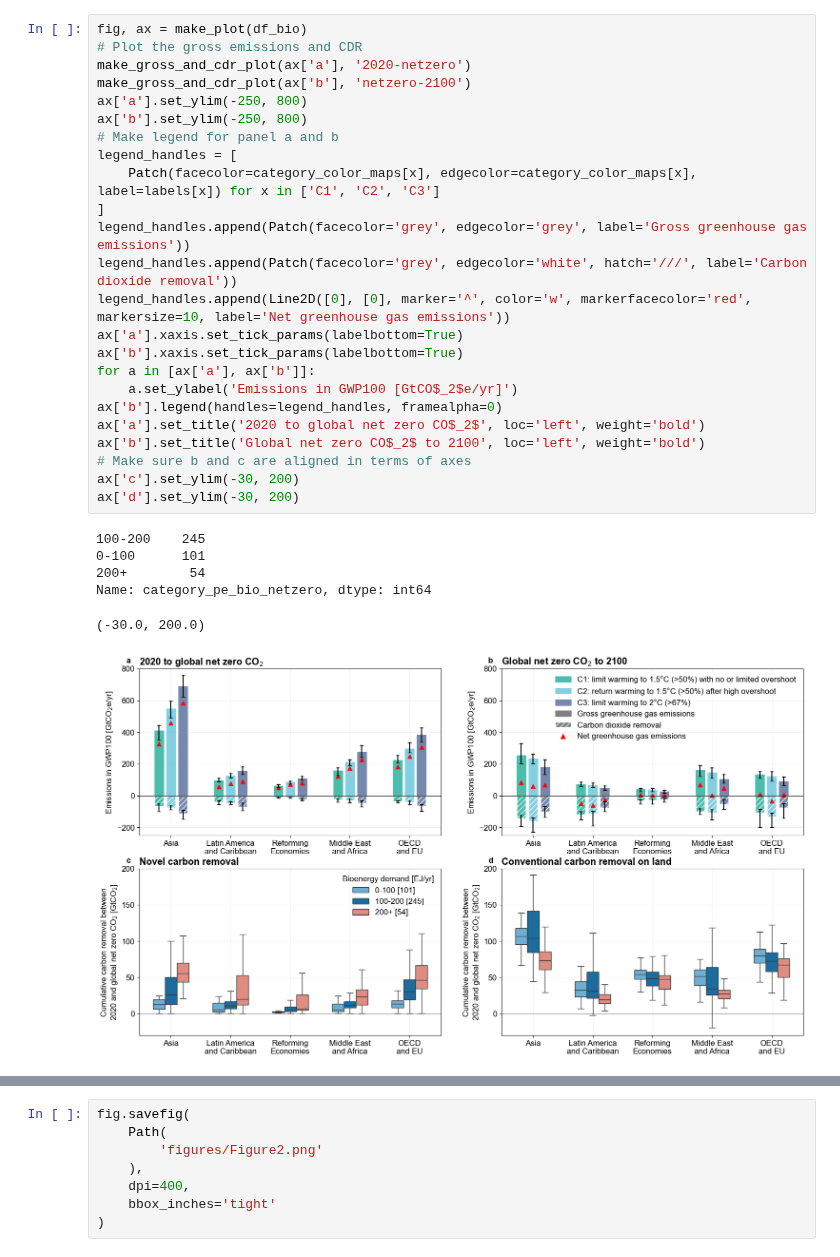
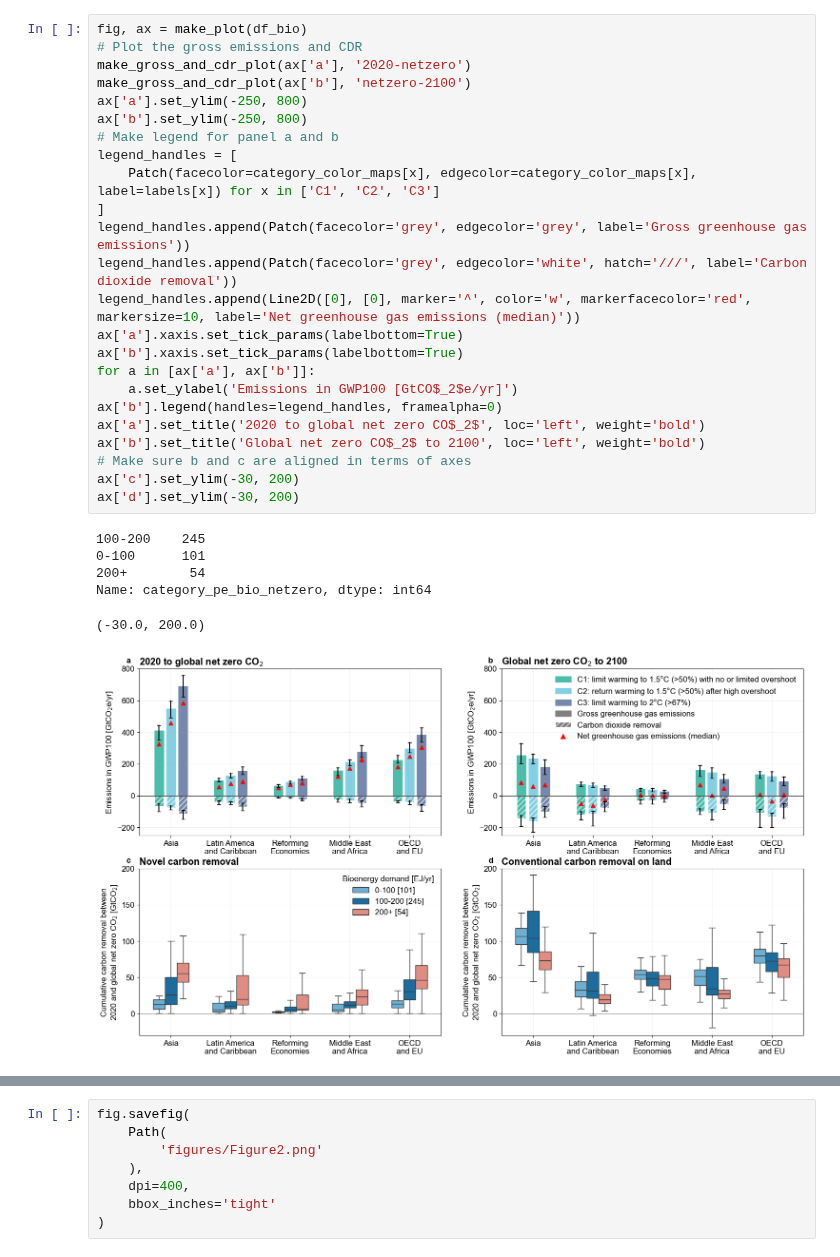
Before and after one commit to gaurav-ganti/2023_ganti_ar6_cdr_assessment, a Jupyter notebook: analysis/204_sustainability_regional_assessment.ipynb, the cells around one changed output, grey strips where cells are left out. Cells and saved outputs as stored; diff of their text form.

Commit message:
Add median to legend

```diff
--- a/analysis/204_sustainability_regional_assessment.ipynb
+++ b/analysis/204_sustainability_regional_assessment.ipynb
@@ -252,34 +252,34 @@ plt.rc(
 # %%
 fig, ax = make_plot(df_bio)
 # Plot the gross emissions and CDR
 make_gross_and_cdr_plot(ax['a'], '2020-netzero')
 make_gross_and_cdr_plot(ax['b'], 'netzero-2100')
 ax['a'].set_ylim(-250, 800)
 ax['b'].set_ylim(-250, 800)
 # Make legend for panel a and b
 legend_handles = [
     Patch(facecolor=category_color_maps[x], edgecolor=category_color_maps[x], label=labels[x]) for x in ['C1', 'C2', 'C3']
 ]
 legend_handles.append(Patch(facecolor='grey', edgecolor='grey', label='Gross greenhouse gas emissions'))
 legend_handles.append(Patch(facecolor='grey', edgecolor='white', hatch='///', label='Carbon dioxide removal'))
-legend_handles.append(Line2D([0], [0], marker='^', color='w', markerfacecolor='red', markersize=10, label='Net greenhouse gas emissions'))
+legend_handles.append(Line2D([0], [0], marker='^', color='w', markerfacecolor='red', markersize=10, label='Net greenhouse gas emissions (median)'))
 ax['a'].xaxis.set_tick_params(labelbottom=True)
 ax['b'].xaxis.set_tick_params(labelbottom=True)
 for a in [ax['a'], ax['b']]:
     a.set_ylabel('Emissions in GWP100 [GtCO$_2$e/yr]')
 ax['b'].legend(handles=legend_handles, framealpha=0)
 ax['a'].set_title('2020 to global net zero CO$_2$', loc='left', weight='bold')
 ax['b'].set_title('Global net zero CO$_2$ to 2100', loc='left', weight='bold')
 # Make sure b and c are aligned in terms of axes
 ax['c'].set_ylim(-30, 200)
 ax['d'].set_ylim(-30, 200)
 # %% [output]
 100-200    245
 0-100      101
 200+        54
 Name: category_pe_bio_netzero, dtype: int64
 (-30.0, 200.0)
-[figure, old version]
+[figure, new version]
 [interactive output not drawn]
 # %%
 fig.savefig(
```
